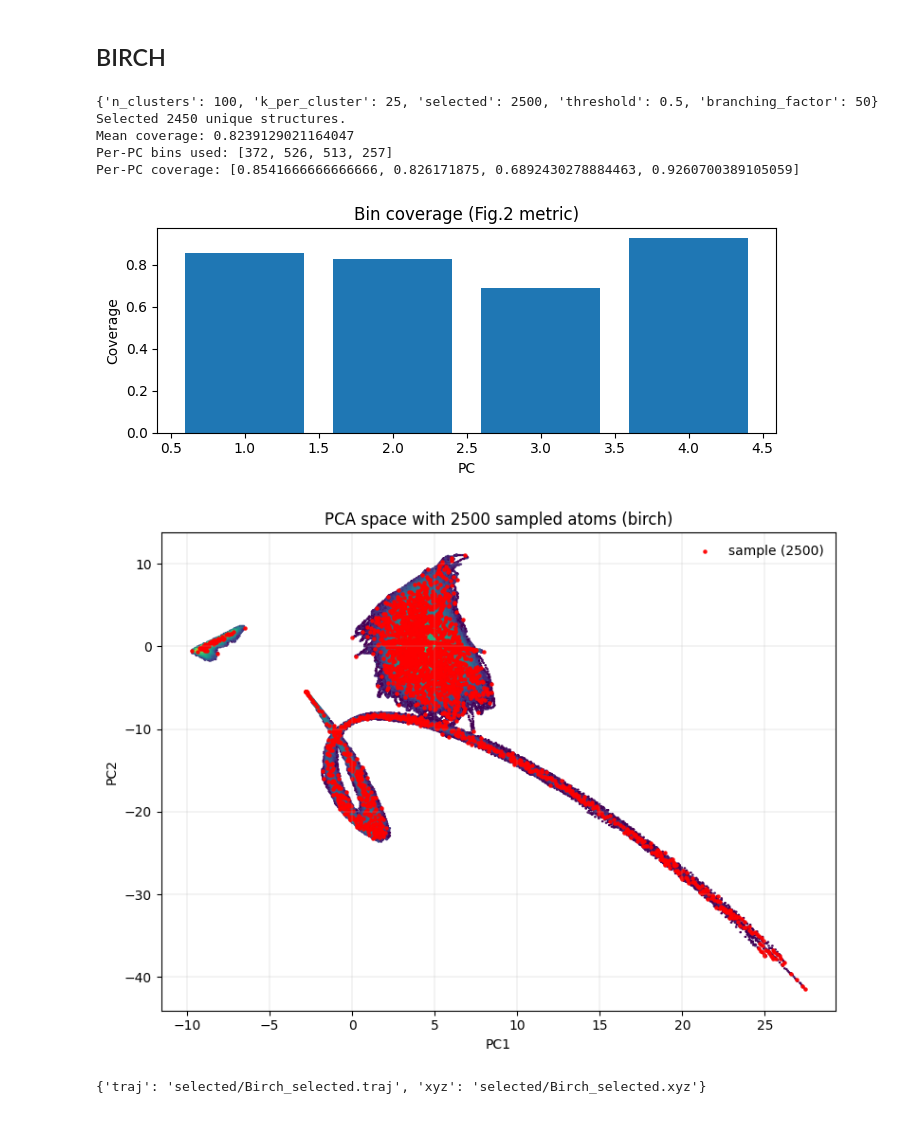
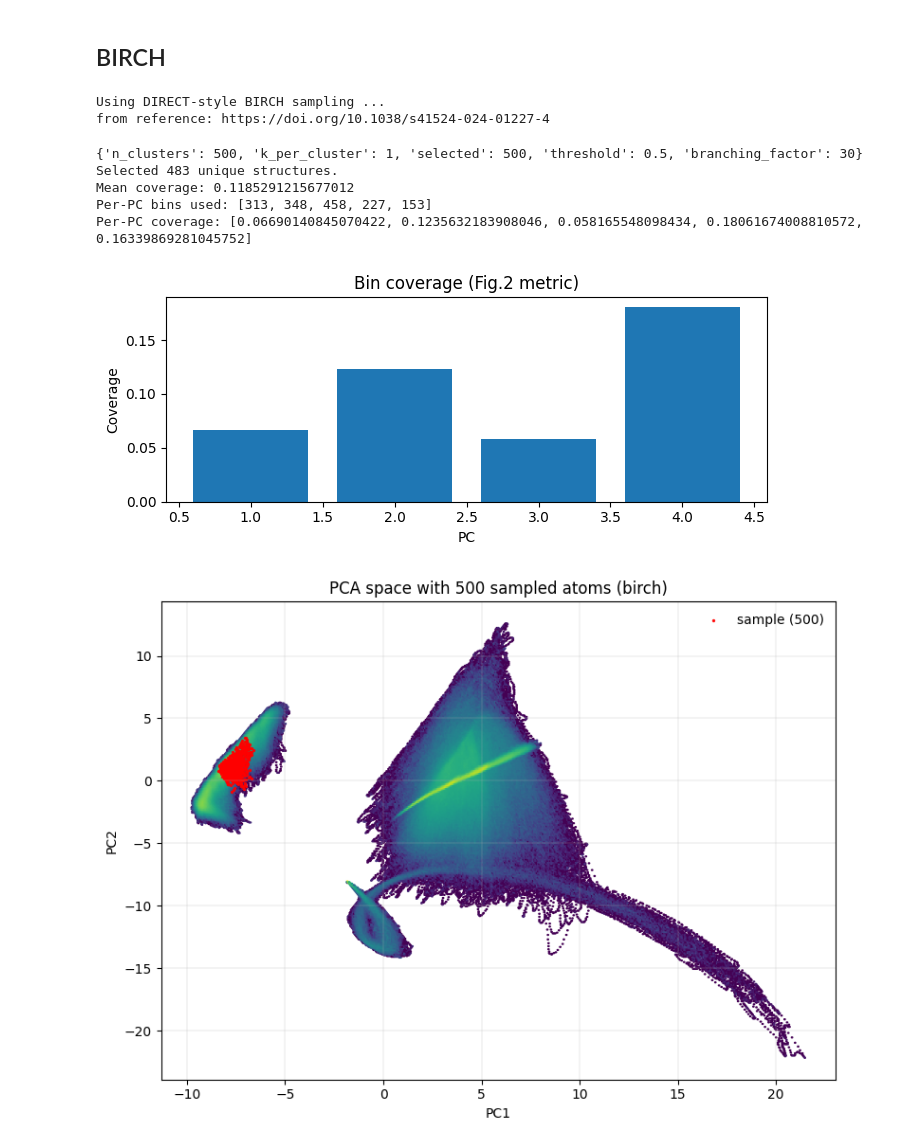
Before and after one commit to SamDFr/data_sampling, a Jupyter notebook: sampler.ipynb, the cells around one changed output. Drawn from its saved outputs; the diff is of its cells as text; code cells hidden in the pictures.

Commit message:
WIP - sampling analysis, validation set generator

```diff
--- a/sampler.ipynb
+++ b/sampler.ipynb
@@ -46,7 +46,7 @@ else:
     print(f"Using standardized SOAP matrix: {npy_file}")
 
 # Find provenance parquet file
-parquet_files = glob.glob("*.parquet")
+parquet_files = glob.glob("desc/*.parquet")
 if not parquet_files:
     raise FileNotFoundError("No provenance .parquet file found in current directory")
 if len(parquet_files) > 1:
@@ -56,7 +56,7 @@ print(f"Using provenance file: {parquet_file}")
 meta = pd.read_parquet(parquet_file)
 
 # Match corresponding JSON file with same timestamp
-json_file = glob.glob("*.json")
+json_file = glob.glob("desc/*.json")
 if not json_file:
     raise FileNotFoundError(f"No filemap JSON found")
 if len(json_file) > 1:
@@ -79,4 +79,14 @@ Using filemap: SOAP_O-N-C_filemap_20250917-112705.json
 print("X dtype/shape:", X.dtype, X.shape)
 print("has_nan:", np.isnan(X).any(), "has_inf:", np.isinf(X).any(),
       "abs max:", np.nanmax(np.abs(X)))
+
+# 1) whiten (float64 for stability)
+X = np.asarray(X, dtype=np.float64, order="C")
+mu = X.mean(axis=0, keepdims=True)
+sd = X.std(axis=0, keepdims=True) + 1e-12
+Xw = (X - mu) / sd
+
+print("Xw dtype/shape:", Xw.dtype, Xw.shape)
+print("has_nan:", np.isnan(Xw).any(), "has_inf:", np.isinf(Xw).any(),
+      "abs max:", np.nanmax(np.abs(Xw)))
 # %% [output]
@@ -88,7 +100,7 @@ has_nan: False has_inf: False abs max: 41.431714955625324
 # pick a sampler
 #  "grid", "kpp", "kmedoids", "density_fps", "hdbscan"
 method="fps"
-idx_atoms = sample(X, method=method, k=2500, progress=True)
+idx_atoms = sample(X, method=method, k=15000, progress=True)
 #idx = sample(X, method="kpp", k=50000, progress=True)
 #idx = sample(X, method="kmedoids", k=10000, progress=True)
 #idx = sample(X, method="hdbscan", k=0, min_cluster_size=40, per_cluster=2, progress=True)
@@ -129,7 +141,7 @@ Per-PC coverage: [0.7351190476190477, 0.763671875, 0.5956175298804781, 0.8910505
 # pick a sampler
 #  "grid", "kpp", "kmedoids", "density_fps", "hdbscan"
 method="random"
-idx_atoms = sample(X, method=method, seed=42, k=2500, progress=True)
+idx_atoms = sample(X, method=method, seed=42, k=15000, progress=True)
 #idx = sample(X, method="kpp", k=50000, progress=True)
 #idx = sample(X, method="kmedoids", k=10000, progress=True)
 #idx = sample(X, method="hdbscan", k=0, min_cluster_size=40, per_cluster=2, progress=True)
@@ -152,7 +164,7 @@ print("Per-PC coverage:", per_pc)
 plot_sampling_pca(X, idx_atoms, method="random", per_pc=per_pc, npy_file=npy_file)
 
 # One method
-save_files_rdn = True
+save_files_rdn = False
 if save_files_rdn:
     paths = export_selected_structures(chosen_structs, method_name="Random", outdir=path_to_results, extra_formats=("xyz"))
     #paths =export_selected_structures(chosen_structs, method_name="FPS", write_traj=False, extra_formats=("xyz",))
@@ -172,48 +183,52 @@ Per-PC coverage: [0.33630952380952384, 0.28515625, 0.22310756972111553, 0.319066
 # inputs: PCA embedding Z (all rows), explained_variance EV (from your saved JSON)
 from sampler_utils import direct_birch_sample, pc_bin_coverage
 
+first_two_PC = X[:, :3]
+ev_two_PC = pca_model.explained_variance_[:3]
+
 idx, info = direct_birch_sample(
-    Z_pca=X, ev=pca_model.explained_variance_,
-    n_clusters=100,          # or None → CF subclusters
+    Z_pca=first_two_PC, ev=ev_two_PC,
+    n_clusters=500,          # or None → CF subclusters
     threshold=0.5,
-    branching_factor=50,
-    k_per_cluster=25,
+    branching_factor=30,
+    k_per_cluster=1,
     progress=True
 )
 print(info)
 
 # lift to structures with your existing atoms_to_structures(...)
 chosen_structs = atoms_to_structures(idx, meta, filemap, choose="all")
 
 # save
 method="birch"
 np.save(os.path.join(path_to_results, f"sampled_atom_indices_{method}.npy"), idx)
 chosen_structs.to_csv(os.path.join(path_to_results, f"sampled_structures_{method}.csv"), index=False)
 
 per_pc, mean_cov, bins_used = pc_coverage_bins_auto(
     X, idx, mode="width", target_width=0.1, min_bins=20, max_bins=10000
 )
 print("Mean coverage:", mean_cov)
 print("Per-PC bins used:", bins_used[:8])
 print("Per-PC coverage:", per_pc)
 
 plot_sampling_pca(X, idx, method="birch", per_pc=per_pc, npy_file=npy_file)
 
 # One method
-save_files_birch = True
+save_files_birch = False
 if save_files_birch:
     paths = export_selected_structures(chosen_structs, method_name="Birch", outdir=path_to_results, extra_formats=("xyz"))
     #paths =export_selected_structures(chosen_structs, method_name="FPS", write_traj=False, extra_formats=("xyz",))
     print(paths)
 # %% [output]
-{'n_clusters': 100, 'k_per_cluster': 25, 'selected': 2500, 'threshold': 0.5, 'branching_factor': 50}
-Selected 2450 unique structures.
-Mean coverage: 0.8239129021164047
-Per-PC bins used: [372, 526, 513, 257]
-Per-PC coverage: [0.8541666666666666, 0.826171875, 0.6892430278884463, 0.9260700389105059]
+Using DIRECT-style BIRCH sampling ...
+from reference: https://doi.org/10.1038/s41524-024-01227-4
+{'n_clusters': 500, 'k_per_cluster': 1, 'selected': 500, 'threshold': 0.5, 'branching_factor': 30}
+Selected 483 unique structures.
+Mean coverage: 0.1185291215677012
+Per-PC bins used: [313, 348, 458, 227, 153]
+Per-PC coverage: [0.06690140845070422, 0.1235632183908046, 0.058165548098434, 0.18061674008810572, 0.16339869281045752]
-[figure, old version]
+[figure, new version]
-[figure, old version]
+[figure, new version]
-{'traj': 'selected/Birch_selected.traj', 'xyz': 'selected/Birch_selected.xyz'}
 # %%
 # pick a sampler
 #  "grid", "kpp", "kmedoids", "density_fps", "hdbscan"
```
Also changed, not shown: parts of 5 cells of this notebook, 6 other files.
